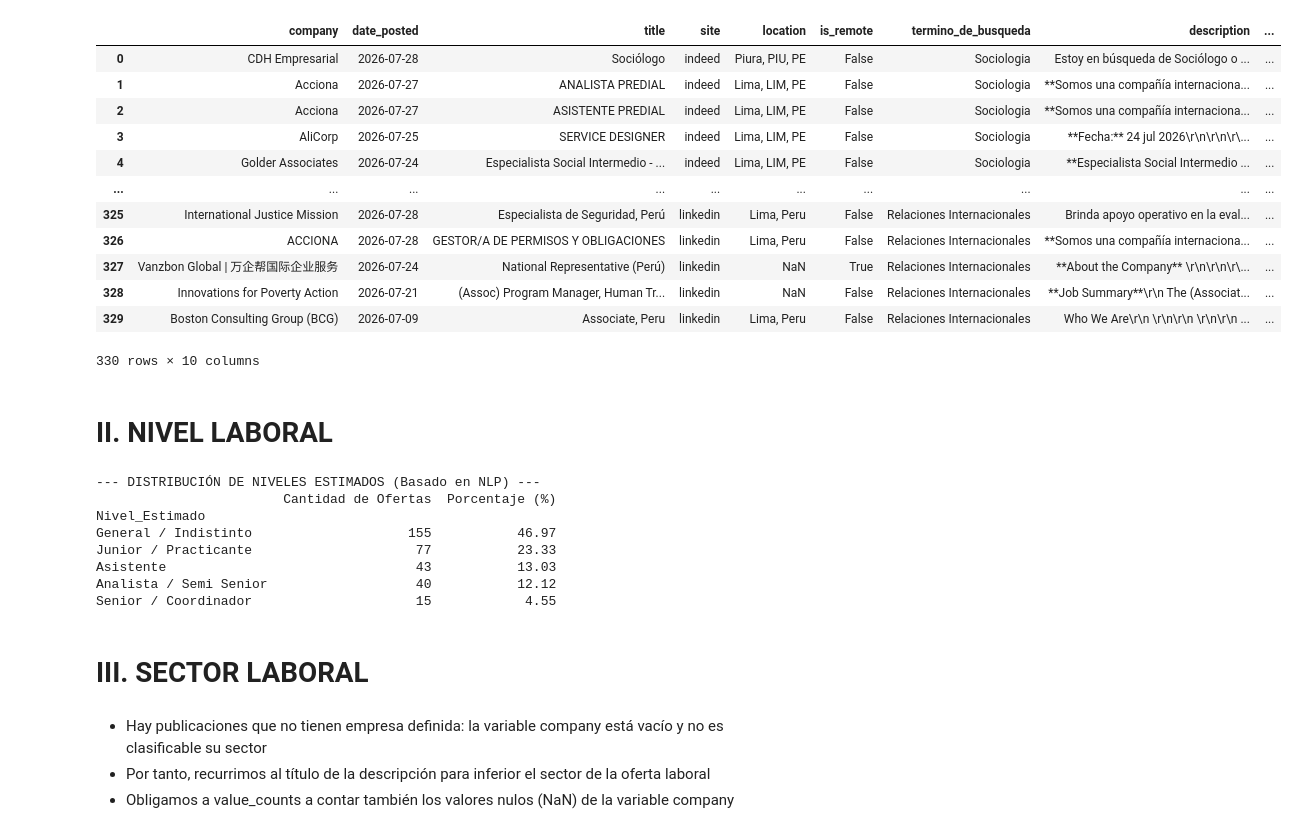
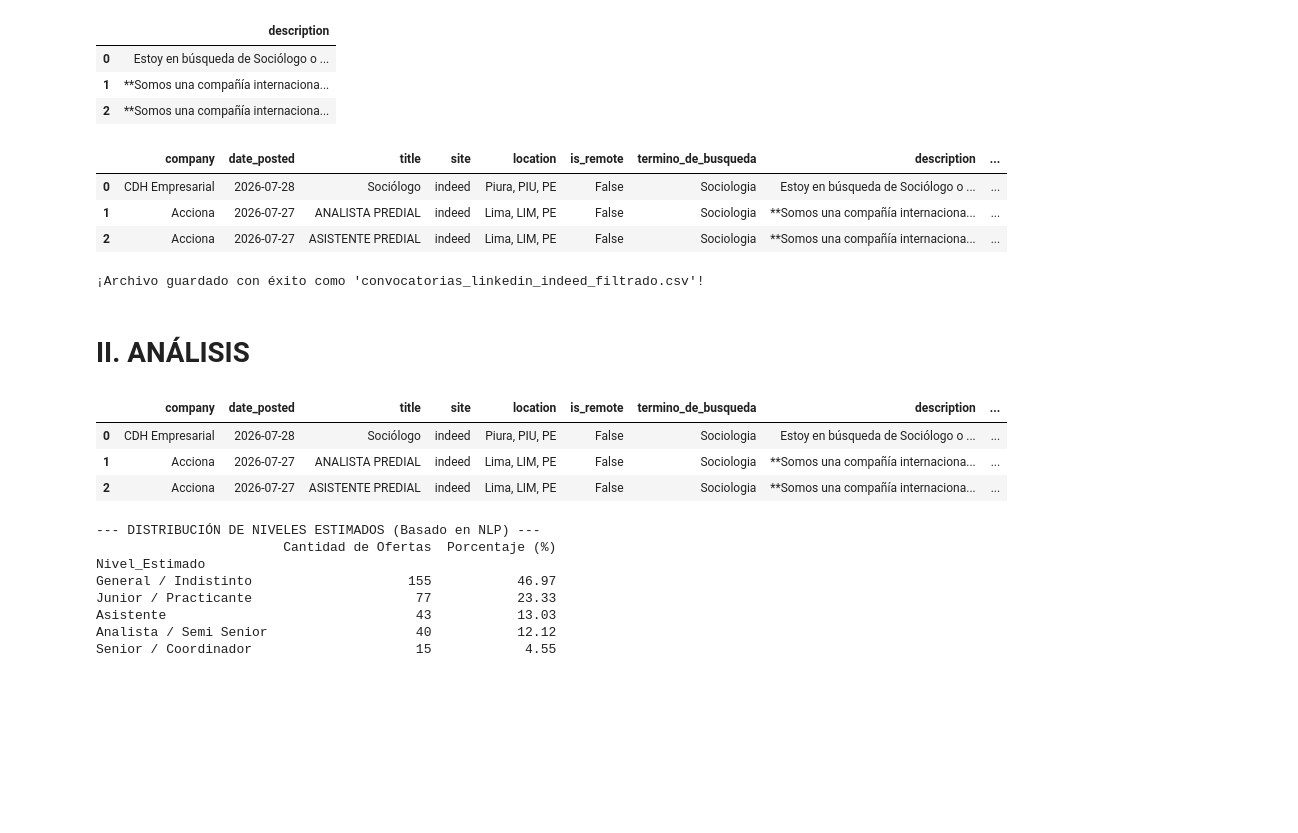
Before and after one commit to ulisesrodas/jobs-scraper-social-sciences, a Jupyter notebook: analisis.ipynb, the cells around one changed output. Saved outputs shown, nothing was run; the diff lists cells and outputs as text; code cells hidden in the pictures; blank space fills up the shorter version.

```diff
--- a/analisis.ipynb
+++ b/analisis.ipynb
@@ -12,20 +31,40 @@ from wordcloud import WordCloud, STOPWORDS
+# %%
+# 3. Le decimos a Pandas que no corte el texto largo en las columnas (para poder leer todo y verificar que esté bien escrito)
+# El \n no es problema porque significa salto de párrafo en HTML. No tiene valor en buscar significados
+pd.set_option('display.max_colwidth', None)
+
+# 4. Mostramos las primeras 3 filas de la columna 'description' como Data Frame
+df[['description']].head(3)
+# %% [output]
+|  | description |
+| 0 | Estoy en búsqueda de Sociólogo o ... |
+| 1 | **Somos una compañía internaciona... |
+| 2 | **Somos una compañía internaciona... |
+# %%
+# Seleccionar solo las variables de interés
+# Mantenemos: Empresa, Puesto, Ubicación, Carrera, Descripción del puesto y Link
+df_filtrado = df[['company', 'date_posted', 'title', 'site', 'location', 'is_remote', 'termino_de_busqueda', 'description', 'job_url', 'company_industry']].copy()
+df_filtrado.head(3)
+# %% [output]
+|  | company | date_posted | title | site | location | is_remote | termino_de_busqueda | description | ... |
+| 0 | CDH Empresarial | 2026-07-28 | Sociólogo | indeed | Piura, PIU, PE | False | Sociologia | Estoy en búsqueda de Sociólogo o ... | ... |
+| 1 | Acciona | 2026-07-27 | ANALISTA PREDIAL | indeed | Lima, LIM, PE | False | Sociologia | **Somos una compañía internaciona... | ... |
+| 2 | Acciona | 2026-07-27 | ASISTENTE PREDIAL | indeed | Lima, LIM, PE | False | Sociologia | **Somos una compañía internaciona... | ... |
+# %%
+# Guardar el DataFrame filtrado en un nuevo archivo CSV
+df_filtrado.to_csv("convocatorias_linkedin_indeed_filtrado.csv", index=False, encoding="utf-8-sig")
+
+print("¡Archivo guardado con éxito como 'convocatorias_linkedin_indeed_filtrado.csv'!")
+# %% [output]
+¡Archivo guardado con éxito como 'convocatorias_linkedin_indeed_filtrado.csv'!
+# %% [markdown]
+# II. ANÁLISIS
 # %%
 df = pd.read_csv("convocatorias_linkedin_indeed_filtrado.csv", encoding="utf-8")
-df
+df.head(3)
 # %% [output]
 |  | company | date_posted | title | site | location | is_remote | termino_de_busqueda | description | ... |
 | 0 | CDH Empresarial | 2026-07-28 | Sociólogo | indeed | Piura, PIU, PE | False | Sociologia | Estoy en búsqueda de Sociólogo o ... | ... |
 | 1 | Acciona | 2026-07-27 | ANALISTA PREDIAL | indeed | Lima, LIM, PE | False | Sociologia | **Somos una compañía internaciona... | ... |
 | 2 | Acciona | 2026-07-27 | ASISTENTE PREDIAL | indeed | Lima, LIM, PE | False | Sociologia | **Somos una compañía internaciona... | ... |
-| 3 | AliCorp | 2026-07-25 | SERVICE DESIGNER | indeed | Lima, LIM, PE | False | Sociologia | **Fecha:** 24 jul 2026\r\n\r\n\r\... | ... |
-| 4 | Golder Associates | 2026-07-24 | Especialista Social Intermedio - ... | indeed | Lima, LIM, PE | False | Sociologia | **Especialista Social Intermedio ... | ... |
-| ... | ... | ... | ... | ... | ... | ... | ... | ... | ... |
-| 325 | International Justice Mission | 2026-07-28 | Especialista de Seguridad, Perú | linkedin | Lima, Peru | False | Relaciones Internacionales | Brinda apoyo operativo en la eval... | ... |
-| 326 | ACCIONA | 2026-07-28 | GESTOR/A DE PERMISOS Y OBLIGACIONES | linkedin | Lima, Peru | False | Relaciones Internacionales | **Somos una compañía internaciona... | ... |
-| 327 | Vanzbon Global | 万企帮国际企业服务 | 2026-07-24 | National Representative (Perú) | linkedin | NaN | True | Relaciones Internacionales | **About the Company** \r\n\r\n\r\... | ... |
-| 328 | Innovations for Poverty Action | 2026-07-21 | (Assoc) Program Manager, Human Tr... | linkedin | NaN | False | Relaciones Internacionales | **Job Summary**\r\n The (Associat... | ... |
-| 329 | Boston Consulting Group (BCG) | 2026-07-09 | Associate, Peru | linkedin | Lima, Peru | False | Relaciones Internacionales | Who We Are\r\n \r\n\r\n \r\n\r\n ... | ... |
-330 rows × 10 columns
-# %% [markdown]
-# II. NIVEL LABORAL
 # %%
@@ -68,9 +106,3 @@ Junior / Practicante                     77           23.33
 Asistente                                43           13.03
 Analista / Semi Senior                   40           12.12
 Senior / Coordinador                     15            4.55
-# %% [markdown]
-# III. SECTOR LABORAL
-# %% [markdown]
-* Hay publicaciones que no tienen empresa definida: la variable company está vacío y no es clasificable su sector
-* Por tanto, recurrimos al título de la descripción para inferior el sector de la oferta laboral
-* Obligamos a value_counts a contar también los valores nulos (NaN) de la variable company
```
Also changed, not shown: parts of 16 cells of this notebook, 3 other files.
